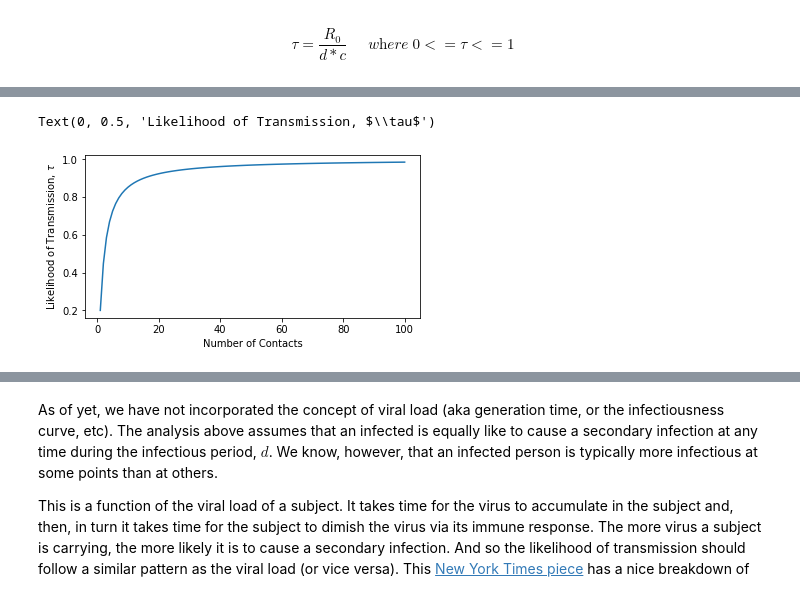
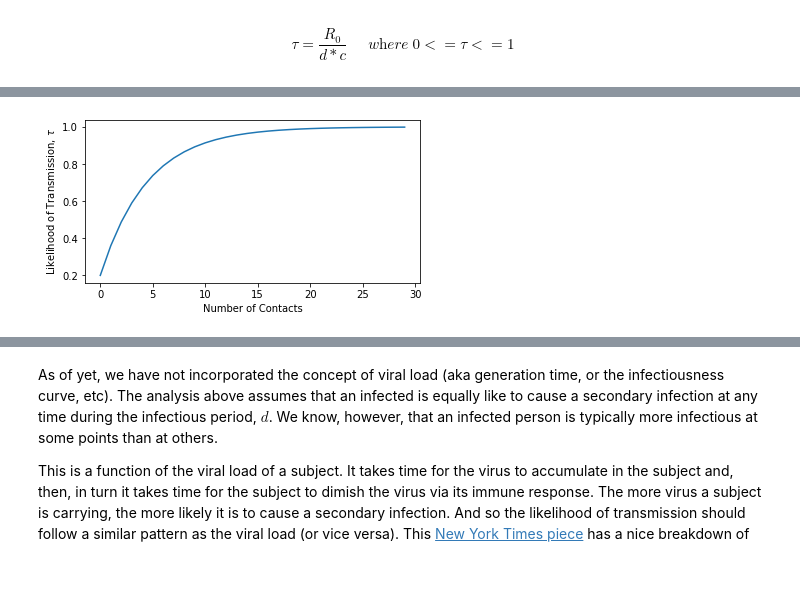
Before and after one commit to rjskene/rknotdocs, a Jupyter notebook: docs/intro.ipynb, the cells around one changed output, grey strips where cells are left out. Drawn from its saved outputs; the diff is of its cells as text; code cells hidden in the pictures.

Commit message:
update intro to correctly determine likelihood of infection when multiple contacts at one location

```diff
--- a/docs/intro.ipynb
+++ b/docs/intro.ipynb
@@ -205,19 +210,19 @@ This ensures that the likelihood of transmission is asymptotic to 1, as follows:
 # %%
 import numpy as np
 import matplotlib.pyplot as plt
 
 tmr = .2
-xrng = np.arange(1, 100+1)
-y = [tmr**(1/x) for x in xrng]
+xrng = np.arange(30)
+y = ((1-tmr)**xrng*tmr).cumsum()
+
 fig, ax = plt.subplots(figsize=(6,3))
 plot = ax.plot(xrng, y)
 ax.set_xlabel('Number of Contacts')
 ax.set_ylabel(r'Likelihood of Transmission, $\tau$')
 
-# plt.savefig('imgs/tau_v_contacts.png', bbox_inches='tight')
+plt.savefig('/Users/spindicate/Documents/programming/rknot/imgs/tau_v_contacts.png', bbox_inches='tight')
 # %% [output]
-Text(0, 0.5, 'Likelihood of Transmission, $\\tau$')
-[figure, old version]
+[figure, new version]
 # %% [markdown]
 <img src="https://storage.googleapis.com/rknotvids/imgs/tau_v_contacts.png" alt="Drawing" style="width: 400px;" align="center"/>
 # %% [markdown]
```
Also changed, not shown: parts of 6 cells of this notebook.
